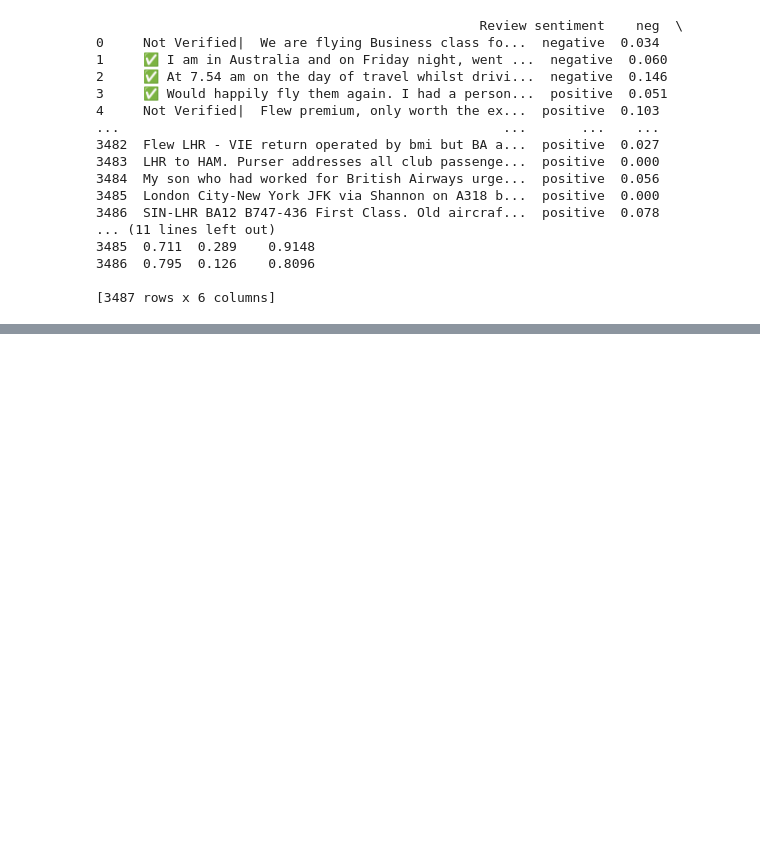
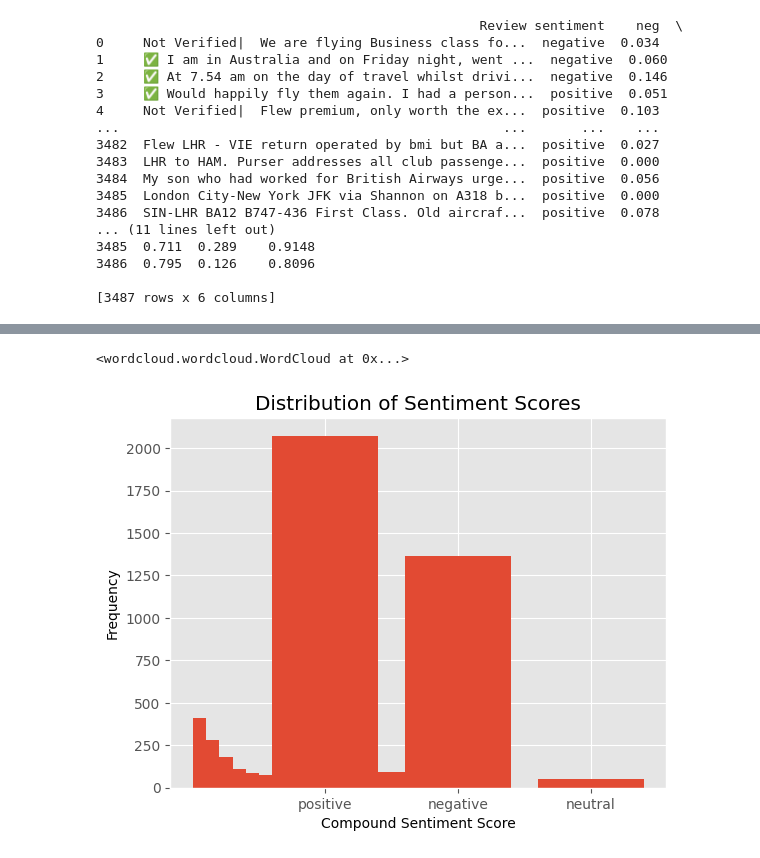
Before and after one commit to george474/PyBooks, a Jupyter notebook: Sentiment analysis.ipynb, the cells around one changed output, grey strips where cells are left out. Drawn from its saved outputs; the diff is of its cells as text; code cells hidden in the pictures; blank space fills up the shorter version.

```diff
--- a/Sentiment analysis.ipynb
+++ b/Sentiment analysis.ipynb
@@ -160,0 +261,24 @@ ModuleNotFoundError: No module named 'wordcloud'
+# %%
+import matplotlib.pyplot as plt
+
+# create a bar chart of sentiment counts
+plt.bar(sentiment_counts.index, sentiment_counts.values)
+plt.title('Sentiment Analysis')
+plt.xlabel('Sentiment')
+plt.ylabel('Number of Reviews')
+plt.savefig('sentiment_counts.png', dpi=300, bbox_inches='tight')
+
+# Generate a histogram of the compound scores
+plt.hist(result_df['compound'], bins=20)
+plt.xlabel('Compound Sentiment Score')
+plt.ylabel('Frequency')
+plt.title('Distribution of Sentiment Scores')
+plt.savefig('histogram.png')
+
+# Generate a word cloud of the most common words in the reviews
+text = ' '.join(result_df['clean_review'].tolist())
+wordcloud = WordCloud(width=800, height=400, background_color='white').generate(text)
+wordcloud.to_file('wordcloud.png')
+# %% [output]
+<wordcloud.wordcloud.WordCloud at 0x...>
+[figure, added]
```
Also changed, not shown: parts of 8 cells of this notebook, 1 other file.
